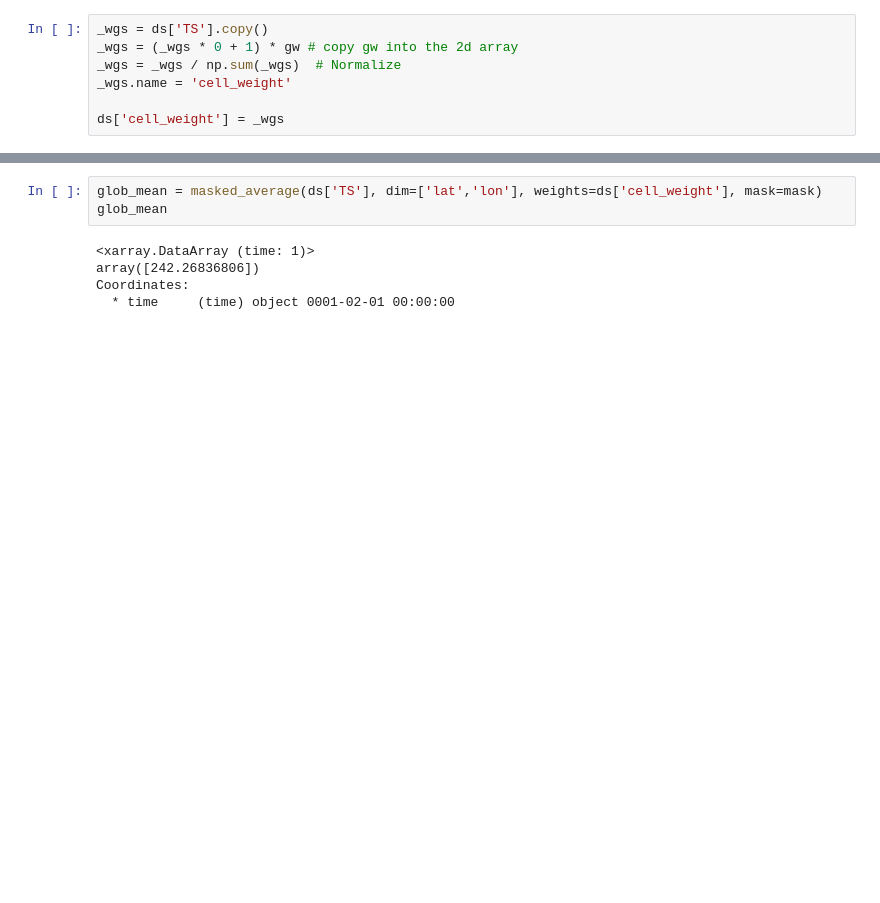
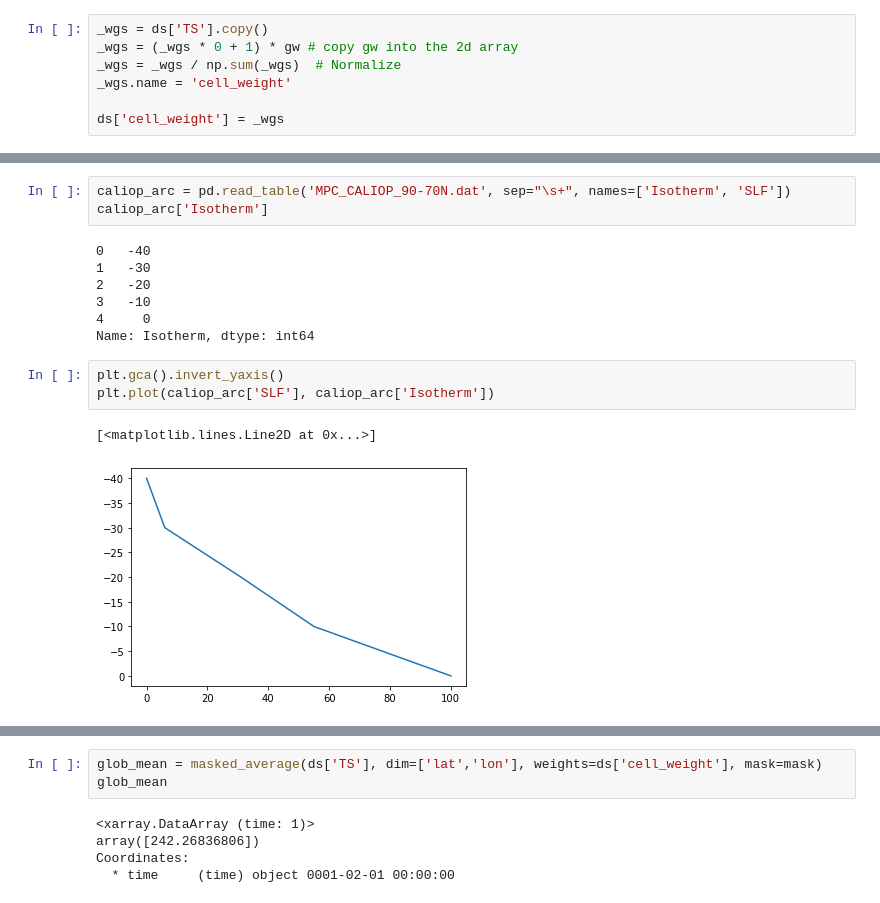
Before and after one commit to jshaw35/netcdf_analysis, a Jupyter notebook: jupy_test.ipynb, the cells around one changed output, grey strips where cells are left out. Saved outputs shown, nothing was run; the diff lists cells and outputs as text; blank space fills up the shorter version.

```diff
--- a/jupy_test.ipynb
+++ b/jupy_test.ipynb
@@ -148,0 +232,16 @@ Coordinates:
+# %%
+caliop_arc = pd.read_table('MPC_CALIOP_90-70N.dat', sep="\s+", names=['Isotherm', 'SLF'])
+caliop_arc['Isotherm']
+# %% [output]
+0   -40
+1   -30
+2   -20
+3   -10
+4     0
+Name: Isotherm, dtype: int64
+# %%
+plt.gca().invert_yaxis()
+plt.plot(caliop_arc['SLF'], caliop_arc['Isotherm'])
+# %% [output]
+[<matplotlib.lines.Line2D at 0x...>]
+[figure, added]
```
Also changed, not shown: parts of 23 cells of this notebook.
